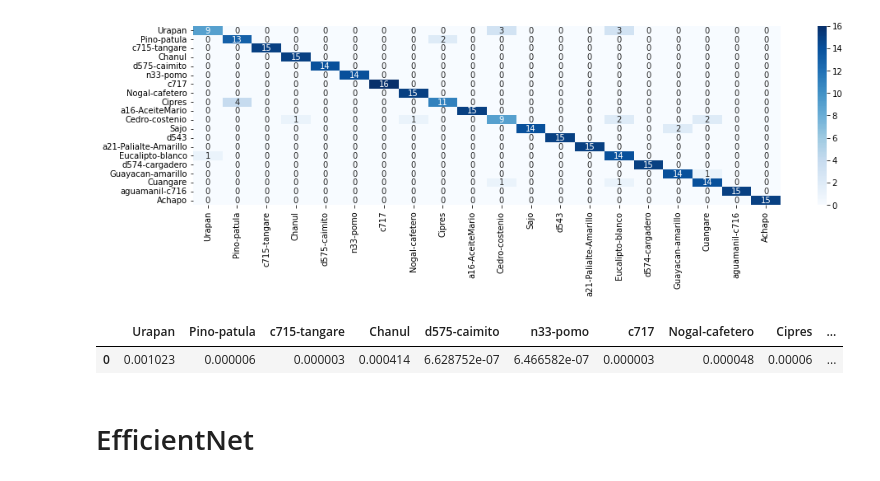
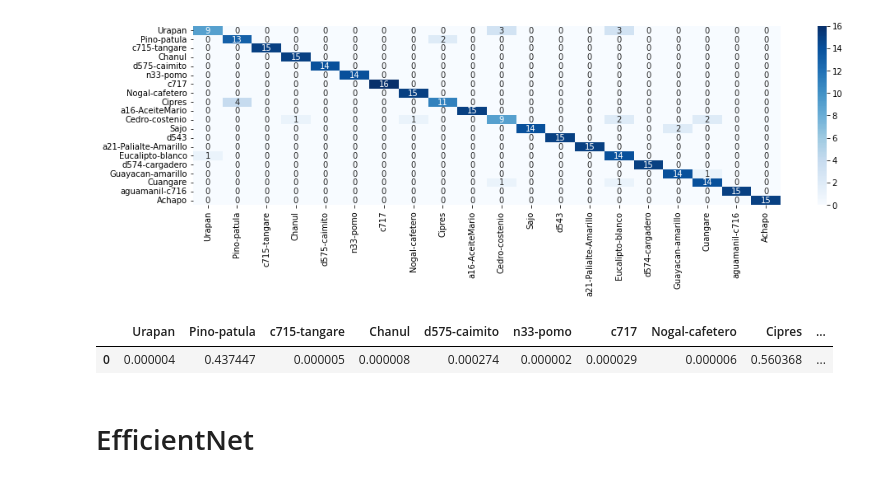
Before and after one commit to daquesada/deeplearning, a Jupyter notebook: transfer-learning-resnet50.ipynb, the cells around one changed output. Saved outputs shown, nothing was run; the diff lists cells and outputs as text; code cells hidden in the pictures.

```diff
--- a/transfer-learning-resnet50.ipynb
+++ b/transfer-learning-resnet50.ipynb
@@ -928,14 +911,14 @@ sns.heatmap(cm, annot=True,xticklabels=labels,yticklabels=labels,cmap='Blues')
 # df =  predict(resnet_model)
 # df.loc[1]
 # %%
-img, x = get_image('muestras/test/Guayacan-amarillo/Tue Oct 01 19-42-13.jpg')
+img, x = get_image('muestras/test/Cipres/Wed Oct 02 16-08-07.jpg')
 x=x.astype('float32') / 255.
 probabilities_x = resnet_model.predict([x])
 df = pd.DataFrame(probabilities_x,columns=labels)
 df
 # %% [output]
 |  | Urapan | Pino-patula | c715-tangare | Chanul | d575-caimito | n33-pomo | c717 | Nogal-cafetero | Cipres | ... |
-| 0 | 0.001023 | 0.000006 | 0.000003 | 0.000414 | 6.628752e-07 | 6.466582e-07 | 0.000003 | 0.000048 | 0.00006 | ... |
+| 0 | 0.000004 | 0.437447 | 0.000005 | 0.000008 | 0.000274 | 0.000002 | 0.000029 | 0.000006 | 0.560368 | ... |
 # %%
 # resnet_model.save("model_resnet_06022022.h5")
 # model_new.save_weights('weights_resnet')
```
Also changed, not shown: parts of 15 cells of this notebook, 1 other file.
